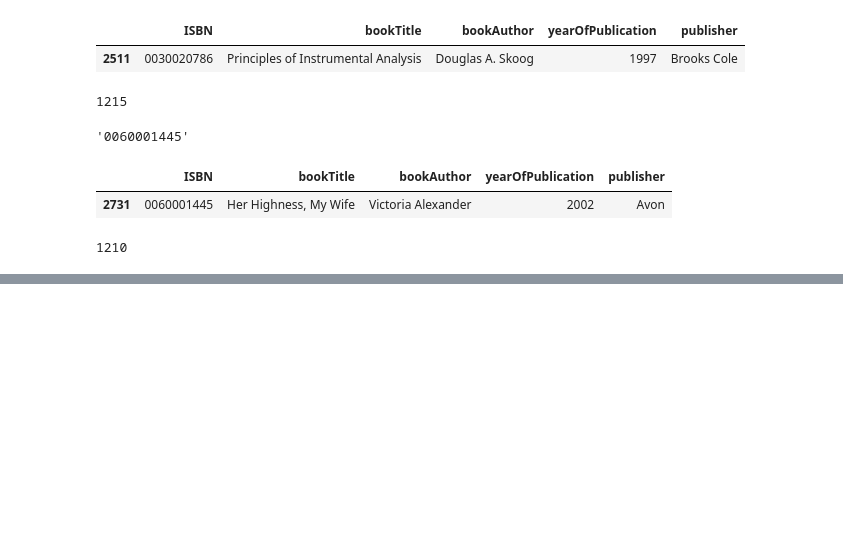
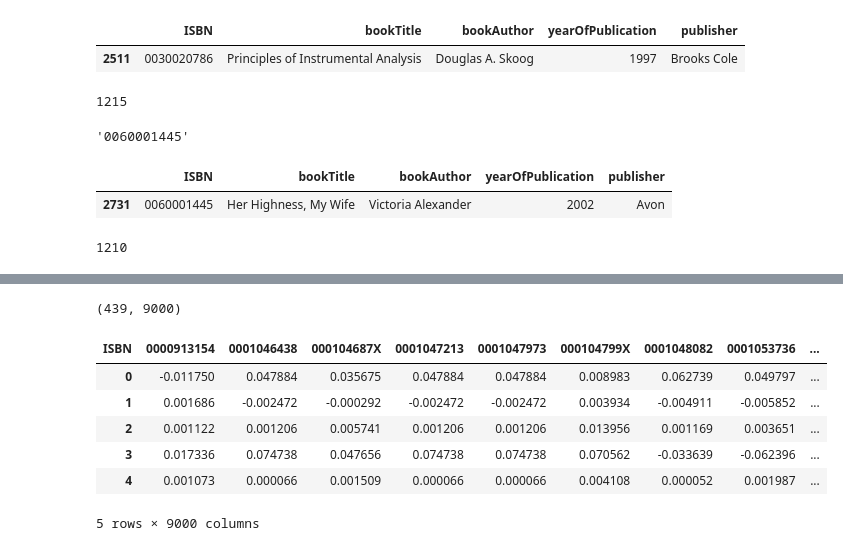
Before and after one commit to chinshaunakdesai/DataScienceWork, a Jupyter notebook: RecommenderSystems/Chintan_Books_Recommender_System.ipynb, the cells around one changed output, grey strips where cells are left out. Cells and saved outputs as stored; diff of their text form; code cells hidden in the pictures; blank space fills up the shorter version.

```diff
--- a/RecommenderSystems/Chintan_Books_Recommender_System.ipynb
+++ b/RecommenderSystems/Chintan_Books_Recommender_System.ipynb
@@ -924,0 +1308,26 @@ len(recommended_book)
+# %%
+booksmat_matrix = booksmat_resize.as_matrix()
+user_ratings_mean = np.mean(booksmat_matrix, axis = 1)
+booksmat_matrix_normalised = booksmat_matrix - user_ratings_mean.reshape(-1, 1)
+# %%
+booksmat_matrix_normalised.shape
+# %% [output]
+(439, 9000)
+# %%
+from scipy.sparse.linalg import svds
+U, sigma, Vt = svds(booksmat_matrix_normalised, k = 50)
+# %%
+sigma_diagonal_matrix = np.diag(sigma)
+# %%
+all_user_predicted_ratings = np.dot(np.dot(U, sigma_diagonal_matrix), Vt) + user_ratings_mean.reshape(-1, 1)
+# %%
+preds_df = pd.DataFrame(all_user_predicted_ratings, columns = booksmat_resize.columns)
+preds_df.head()
+# %% [output]
+| ISBN | 0000913154 | 0001046438 | 000104687X | 0001047213 | 0001047973 | 000104799X | 0001048082 | 0001053736 | ... |
+| 0 | -0.011750 | 0.047884 | 0.035675 | 0.047884 | 0.047884 | 0.008983 | 0.062739 | 0.049797 | ... |
+| 1 | 0.001686 | -0.002472 | -0.000292 | -0.002472 | -0.002472 | 0.003934 | -0.004911 | -0.005852 | ... |
+| 2 | 0.001122 | 0.001206 | 0.005741 | 0.001206 | 0.001206 | 0.013956 | 0.001169 | 0.003651 | ... |
+| 3 | 0.017336 | 0.074738 | 0.047656 | 0.074738 | 0.074738 | 0.070562 | -0.033639 | -0.062396 | ... |
+| 4 | 0.001073 | 0.000066 | 0.001509 | 0.000066 | 0.000066 | 0.004108 | 0.000052 | 0.001987 | ... |
+5 rows × 9000 columns
```
Also changed, not shown: parts of 59 cells of this notebook.
